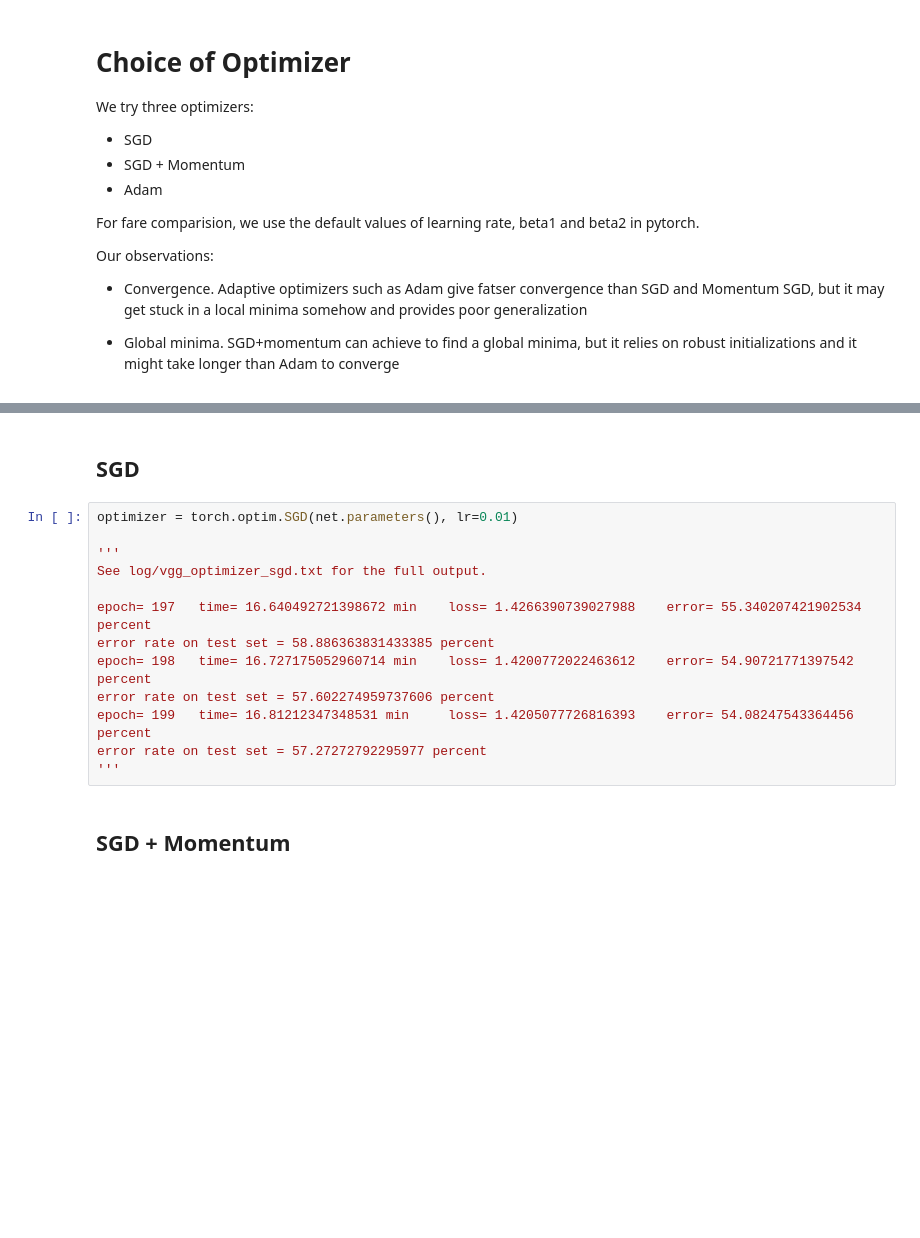
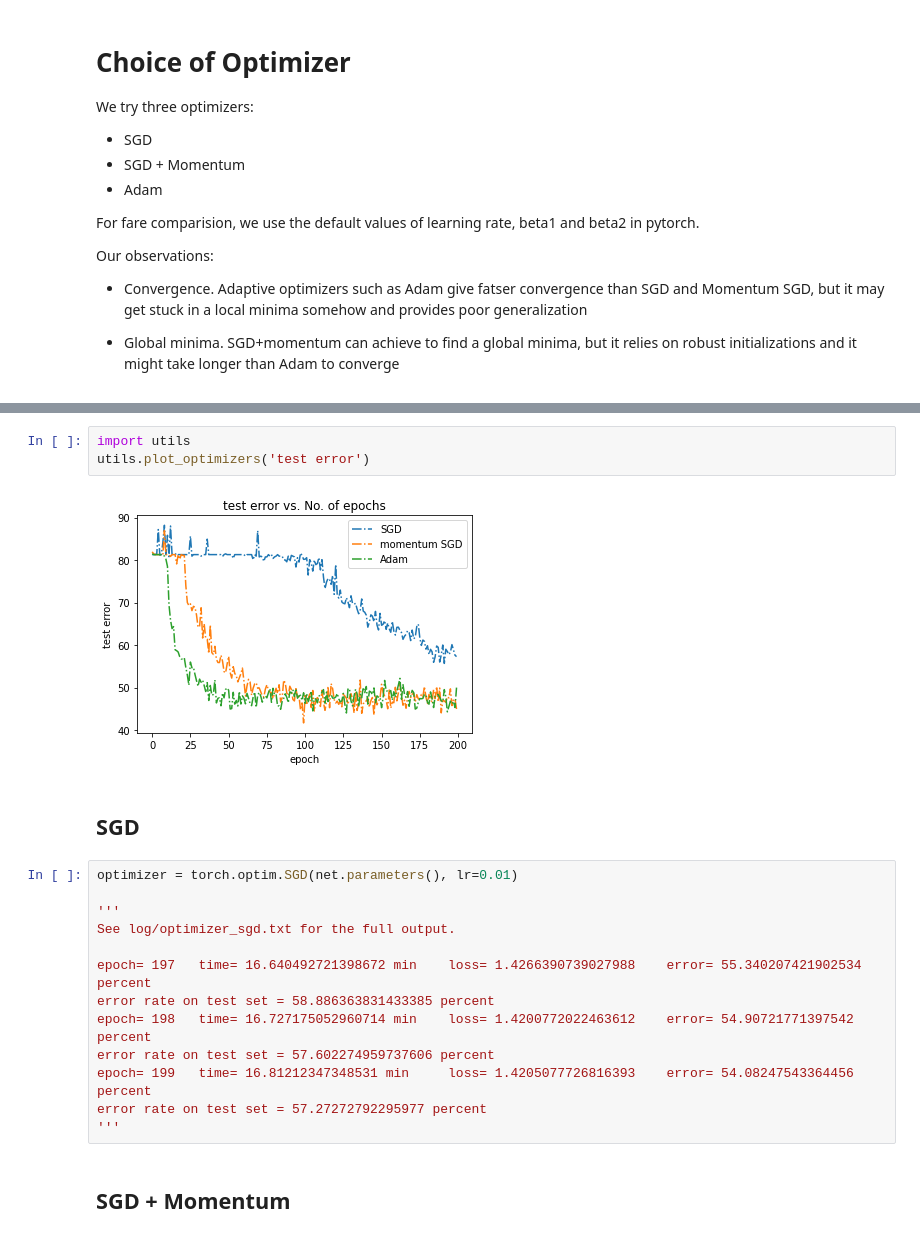
Before and after one commit to wenhaohaoo/cs5242-project, a Jupyter notebook: vgg.ipynb, the cells around one changed output, grey strips where cells are left out. Cells and saved outputs as stored; diff of their text form; blank space fills up the shorter version.

```diff
--- a/vgg.ipynb
+++ b/vgg.ipynb
@@ -512,10 +520,15 @@ Our observations:
+# %%
+import utils
+utils.plot_optimizers('test error')
+# %% [output]
+[figure, added]
 # %% [markdown]
 ## SGD
 # %%
 optimizer = torch.optim.SGD(net.parameters(), lr=0.01)
 
 '''
-See log/vgg_optimizer_sgd.txt for the full output.
+See log/optimizer_sgd.txt for the full output.
 
 epoch= 197 	 time= 16.640492721398672 min 	 loss= 1.4266390739027988 	 error= 55.340207421902534 percent
 error rate on test set = 58.886363831433385 percent
```
Also changed, not shown: parts of 5 cells of this notebook, 2 other files.
